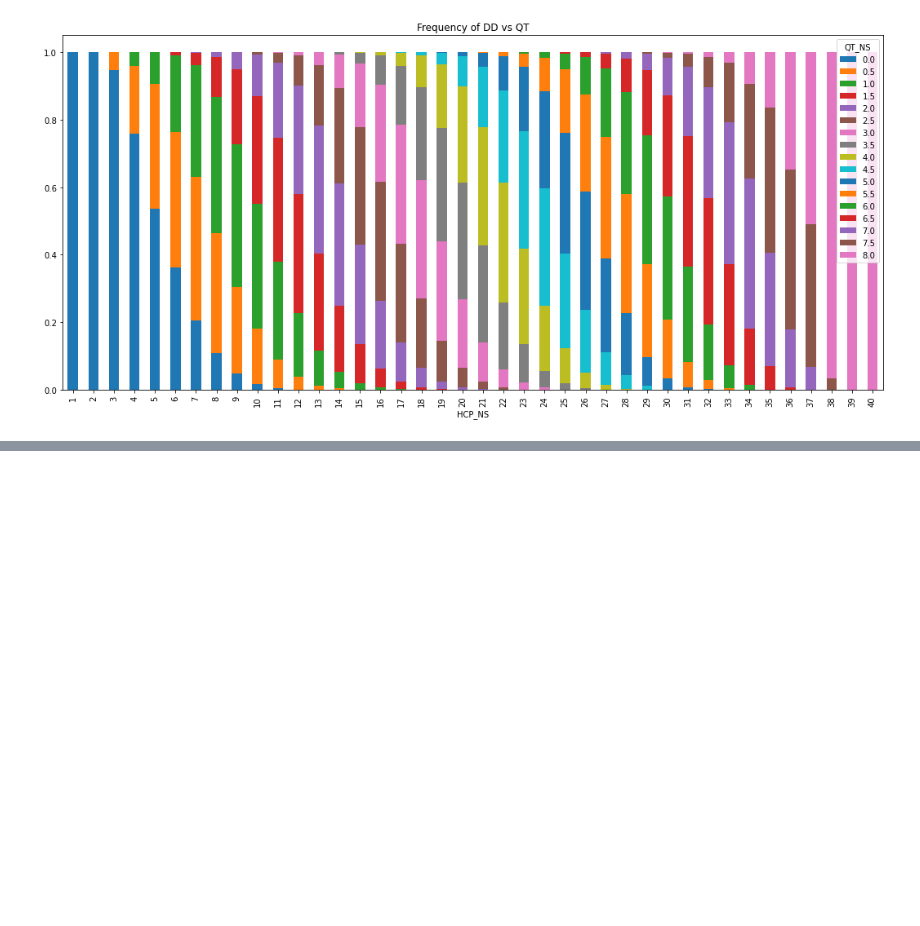
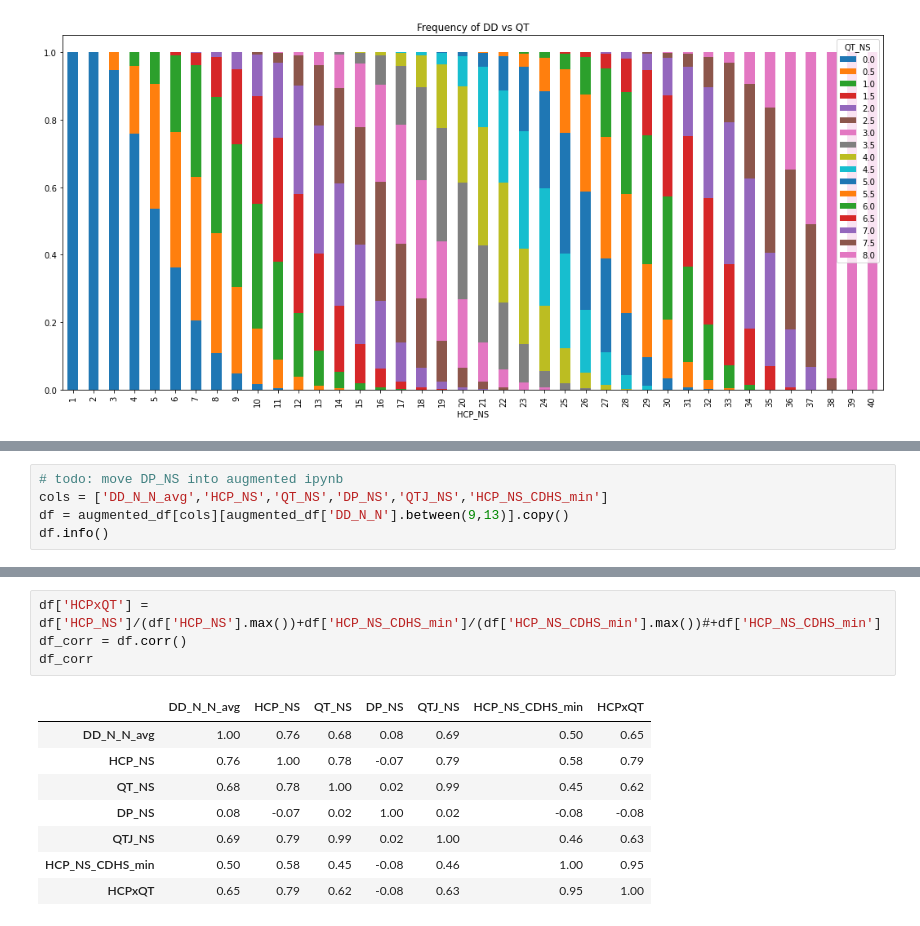
Before and after one commit to BSalita/ML-Contract-Bridge, a Jupyter notebook: src/acbl/acbl_hand_records_dd_evaluation_experiments_metrics.ipynb, the cells around one changed output, grey strips where cells are left out. Saved outputs shown, nothing was run; the diff lists cells and outputs as text; blank space fills up the shorter version.

```diff
--- a/src/acbl/acbl_hand_records_dd_evaluation_experiments_metrics.ipynb
+++ b/src/acbl/acbl_hand_records_dd_evaluation_experiments_metrics.ipynb
@@ -262,0 +330,5 @@ hcp_qt_cm.plot(kind='bar', stacked=True, figsize=(18,8), title='Frequency of DD
+# %%
+# todo: move DP_NS into augmented ipynb
+cols = ['DD_N_N_avg','HCP_NS','QT_NS','DP_NS','QTJ_NS','HCP_NS_CDHS_min']
+df = augmented_df[cols][augmented_df['DD_N_N'].between(9,13)].copy()
+df.info()
@@ -262,0 +371,13 @@ hcp_qt_cm.plot(kind='bar', stacked=True, figsize=(18,8), title='Frequency of DD
+# %%
+df['HCPxQT'] = df['HCP_NS']/(df['HCP_NS'].max())+df['HCP_NS_CDHS_min']/(df['HCP_NS_CDHS_min'].max())#+df['HCP_NS_CDHS_min']
+df_corr = df.corr()
+df_corr
+# %% [output]
+|  | DD_N_N_avg | HCP_NS | QT_NS | DP_NS | QTJ_NS | HCP_NS_CDHS_min | HCPxQT |
+| DD_N_N_avg | 1.00 | 0.76 | 0.68 | 0.08 | 0.69 | 0.50 | 0.65 |
+| HCP_NS | 0.76 | 1.00 | 0.78 | -0.07 | 0.79 | 0.58 | 0.79 |
+| QT_NS | 0.68 | 0.78 | 1.00 | 0.02 | 0.99 | 0.45 | 0.62 |
+| DP_NS | 0.08 | -0.07 | 0.02 | 1.00 | 0.02 | -0.08 | -0.08 |
+| QTJ_NS | 0.69 | 0.79 | 0.99 | 0.02 | 1.00 | 0.46 | 0.63 |
+| HCP_NS_CDHS_min | 0.50 | 0.58 | 0.45 | -0.08 | 0.46 | 1.00 | 0.95 |
+| HCPxQT | 0.65 | 0.79 | 0.62 | -0.08 | 0.63 | 0.95 | 1.00 |
```
Also changed, not shown: parts of 10 cells of this notebook.
